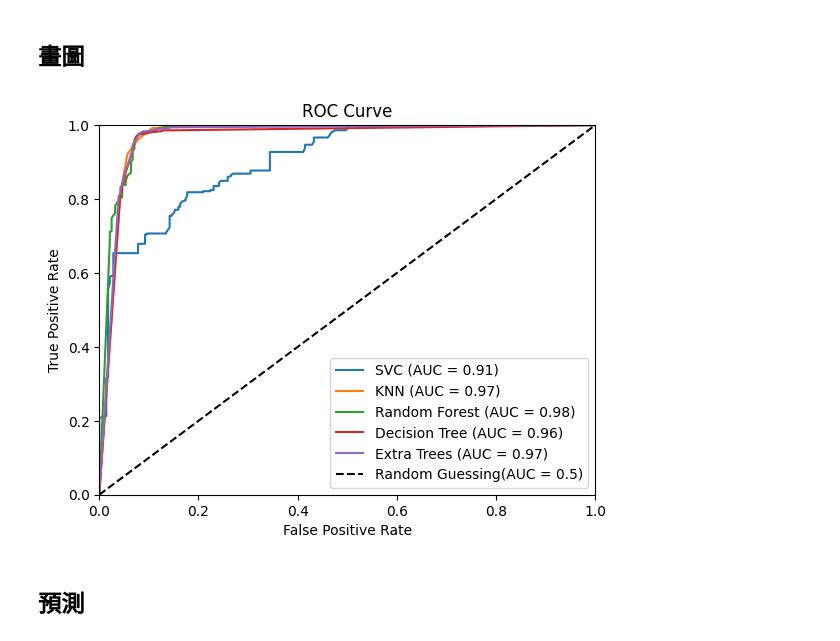
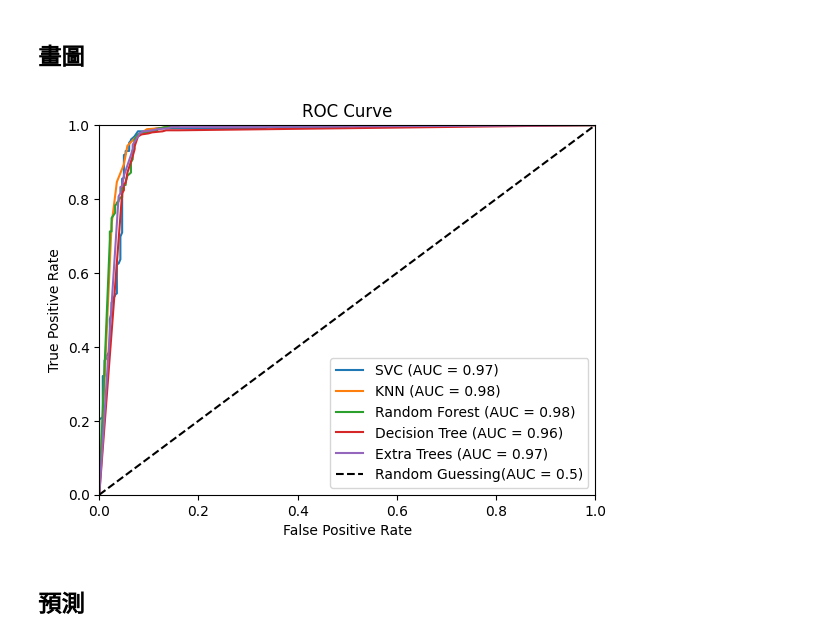
Before and after one commit to zhiyulin104/IMLP456, a Jupyter notebook: Final Project/Final_project_IMLP456.ipynb, the cells around one changed output. Cells and saved outputs as stored; diff of their text form; code cells hidden in the pictures.

```diff
--- a/Final Project/Final_project_IMLP456.ipynb
+++ b/Final Project/Final_project_IMLP456.ipynb
@@ -321,20 +329,11 @@ best i = 4
 # %%
-cat_cols = x_train.select_dtypes(include=['object', 'category']).columns
-num_cols = x_train.select_dtypes(exclude=['object', 'category']).columns
-
-pre = ColumnTransformer(
-	transformers=[
-		('num', 'passthrough', num_cols),
-		('cat', OneHotEncoder(handle_unknown='ignore'), cat_cols)
-	]
-)
-
+pre = SVC_pre
 accuracy = []
 
 for i in range(1, 100):
 	model = Pipeline(steps=[
 		('pre', pre),
-		('model', RandomForestClassifier(n_estimators=i, random_state=42))
+		('model', SVC(C=i, random_state=42))
 	])
 	model.fit(x_train, y_train)
 	y_pred = model.predict(x_test)
@@ -353,16 +352,7 @@ best i = 98
 # %% [markdown]
 * #### KNN
 # %%
-cat_cols = x_train.select_dtypes(include=['object', 'category']).columns
-num_cols = x_train.select_dtypes(exclude=['object', 'category']).columns
-
-pre = ColumnTransformer(
-	transformers=[
-		('num', 'passthrough', num_cols),
-		('cat', OneHotEncoder(handle_unknown='ignore'), cat_cols)
-	]
-)
-
+pre = KNeighbors_pre
 accuracy = []
 
 for i in range(1, 100):
@@ -399,55 +389,55 @@ weighted avg       0.94      0.94      0.94       640
 ## 畫圖
 # %%
 SVC_model = Pipeline(steps=[
-    ('pre', pre),
+    ('pre', KNeighbors_pre),
     ('model', SVC())
 ])
 SVC_model.fit(x_train, y_train)
 ax = plt.gca()
 
 KNN_model = Pipeline(steps=[
-    ('pre', pre),
-    ('model', KNeighborsClassifier())
+    ('pre', KNeighbors_pre),
+    ('model', KNeighborsClassifier(n_neighbors=9))
 ])
 KNN_model.fit(x_train, y_train)
 ax = plt.gca()
 
 RandomForest_model = Pipeline(steps=[
-    ('pre', pre),
+    ('pre', RandomForest_pre),
     ('model', RandomForestClassifier(n_estimators=98, random_state=42))
 ])
 RandomForest_model.fit(x_train, y_train)
 ax = plt.gca()
 
 DecisionTree_model = Pipeline(steps=[
-    ('pre', pre),
+    ('pre', Extra_Trees_pre),
     ('model', DecisionTreeClassifier())
 ])
 DecisionTree_model.fit(x_train, y_train)
 ax = plt.gca()
 
 ExtraTrees_model = Pipeline(steps=[
-    ('pre', pre),
+    ('pre', Extra_Trees_pre),
     ('model', ExtraTreesClassifier(n_estimators=4, random_state=42))
 ])
 ExtraTrees_model.fit(x_train, y_train)
 ax = plt.gca()
 
 plt.title('ROC Curve')
 SVC_model_disp = RocCurveDisplay.from_estimator(SVC_model, x_test, y_test, ax=ax, name ='SVC')
 KNN_model_disp = RocCurveDisplay.from_estimator(KNN_model, x_test, y_test, ax=ax, name='KNN')
 RandomForest_model_disp = RocCurveDisplay.from_estimator(RandomForest_model, x_test, y_test, ax=ax, name='Random Forest')
 DecisionTree_model_disp = RocCurveDisplay.from_estimator(DecisionTree_model, x_test, y_test, ax=ax, name='Decision Tree')
 ExtraTrees_model_disp = RocCurveDisplay.from_estimator(ExtraTrees_model, x_test, y_test, ax=ax, name='Extra Trees')
 plt.plot([0, 1], [0, 1], 'k--', label='Random Guessing(AUC = 0.5)')
 plt.legend(loc='lower right')
 plt.xlim(0, 1)
 plt.ylim(0, 1)
 plt.xlabel('False Positive Rate')
 plt.ylabel('True Positive Rate')
 plt.show()
 # %% [output]
-[figure, old version]
+[figure, new version]
 # %% [markdown]
 ## 預測
 # %%
```
Also changed, not shown: parts of 19 cells of this notebook, 2 other files.
